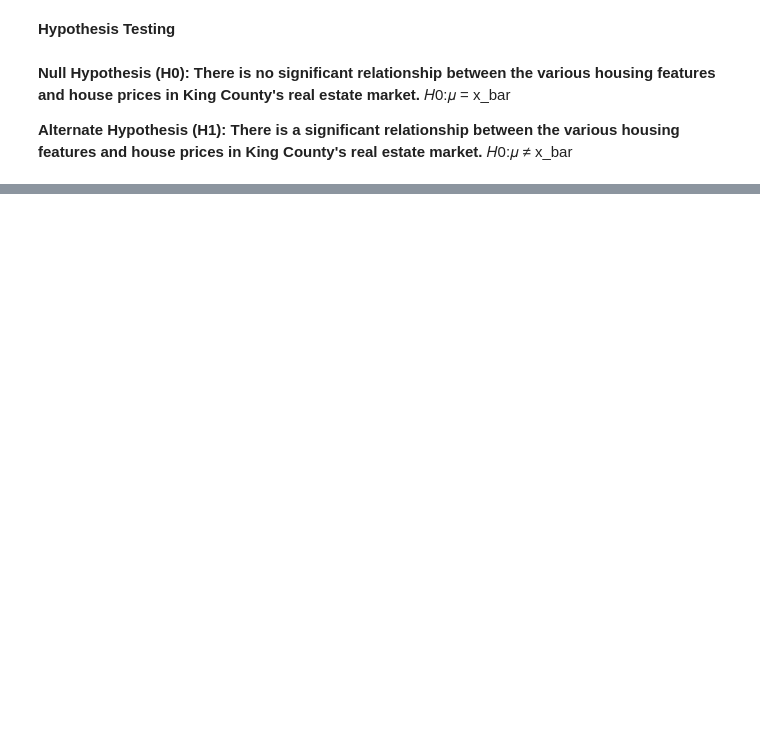
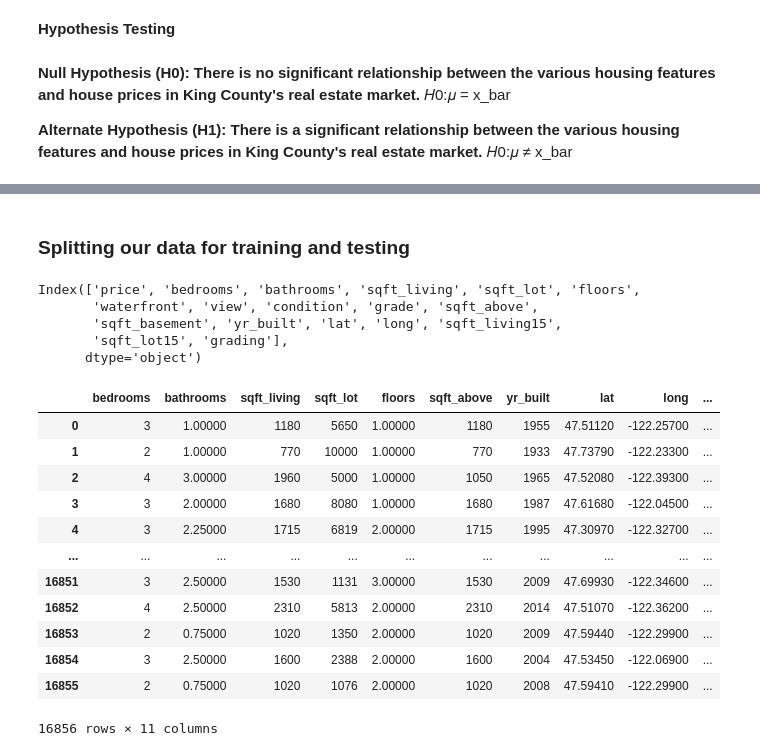
Before and after one commit to soniaojay/Predicting-Housing-Prices, a Jupyter notebook: Data Preparation Notebook.ipynb, the cells around one changed output, grey strips where cells are left out. Cells and saved outputs as stored; diff of their text form; code cells hidden in the pictures; blank space fills up the shorter version.

```diff
--- a/Data Preparation Notebook.ipynb
+++ b/Data Preparation Notebook.ipynb
@@ -716,0 +1196,2 @@ plt.show()
+# %% [markdown]
+### Splitting our data for training and testing
@@ -716,0 +1200,35 @@ plt.show()
+# %%
+df.columns
+# %% [output]
+Index(['price', 'bedrooms', 'bathrooms', 'sqft_living', 'sqft_lot', 'floors',
+       'waterfront', 'view', 'condition', 'grade', 'sqft_above',
+       'sqft_basement', 'yr_built', 'lat', 'long', 'sqft_living15',
+       'sqft_lot15', 'grading'],
+      dtype='object')
+# %%
+X = df[['bedrooms', 'bathrooms', 'sqft_living', 'sqft_lot', 'floors',
+       'waterfront', 'view', 'condition', 'grade', 'sqft_above',
+       'sqft_basement', 'yr_built', 'lat', 'long', 'sqft_living15',
+       'sqft_lot15']]
+
+# we only consider columns with numericals
+numerical_cols = X.select_dtypes(include=['float64', 'int64']).columns
+
+# Select only numerical columns
+X = X[numerical_cols]
+# %%
+X
+# %% [output]
+|  | bedrooms | bathrooms | sqft_living | sqft_lot | floors | sqft_above | yr_built | lat | long | ... |
+| 0 | 3 | 1.00000 | 1180 | 5650 | 1.00000 | 1180 | 1955 | 47.51120 | -122.25700 | ... |
+| 1 | 2 | 1.00000 | 770 | 10000 | 1.00000 | 770 | 1933 | 47.73790 | -122.23300 | ... |
+| 2 | 4 | 3.00000 | 1960 | 5000 | 1.00000 | 1050 | 1965 | 47.52080 | -122.39300 | ... |
+| 3 | 3 | 2.00000 | 1680 | 8080 | 1.00000 | 1680 | 1987 | 47.61680 | -122.04500 | ... |
+| 4 | 3 | 2.25000 | 1715 | 6819 | 2.00000 | 1715 | 1995 | 47.30970 | -122.32700 | ... |
+| ... | ... | ... | ... | ... | ... | ... | ... | ... | ... | ... |
+| 16851 | 3 | 2.50000 | 1530 | 1131 | 3.00000 | 1530 | 2009 | 47.69930 | -122.34600 | ... |
+| 16852 | 4 | 2.50000 | 2310 | 5813 | 2.00000 | 2310 | 2014 | 47.51070 | -122.36200 | ... |
+| 16853 | 2 | 0.75000 | 1020 | 1350 | 2.00000 | 1020 | 2009 | 47.59440 | -122.29900 | ... |
+| 16854 | 3 | 2.50000 | 1600 | 2388 | 2.00000 | 1600 | 2004 | 47.53450 | -122.06900 | ... |
+| 16855 | 2 | 0.75000 | 1020 | 1076 | 2.00000 | 1020 | 2008 | 47.59410 | -122.29900 | ... |
+16856 rows × 11 columns
```
Also changed, not shown: parts of 82 cells of this notebook.
